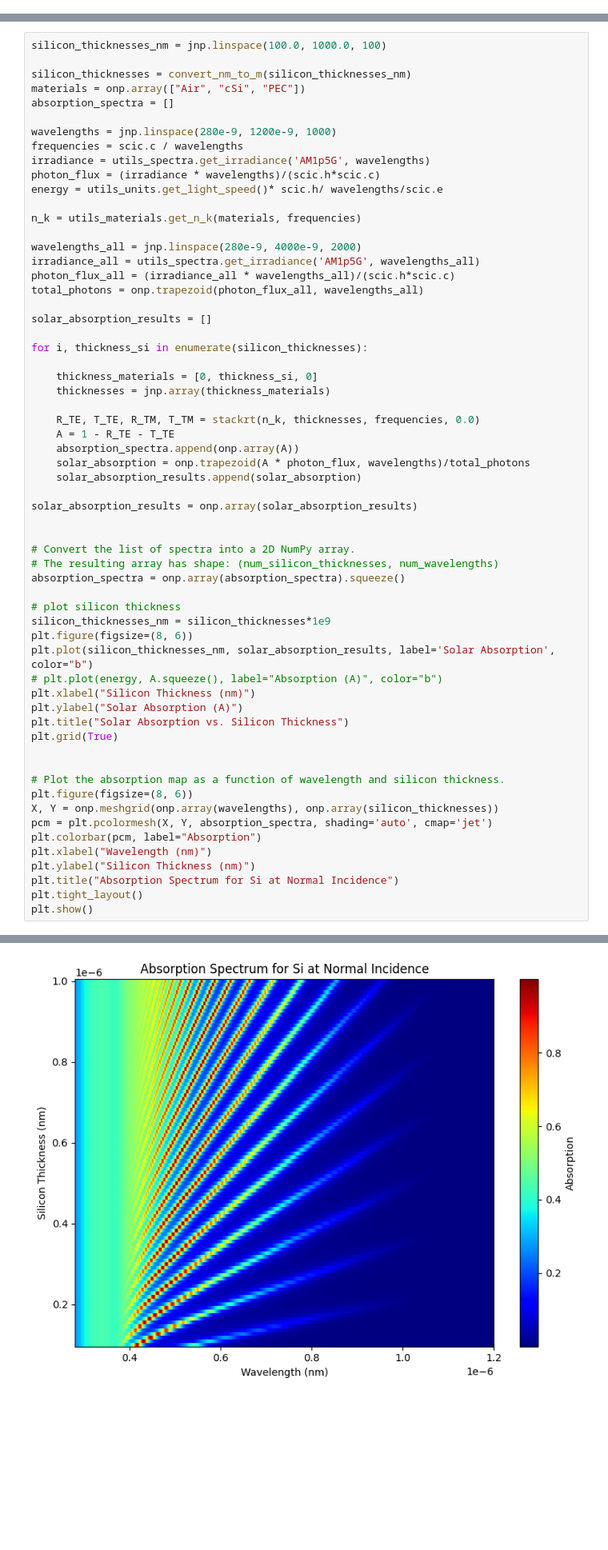
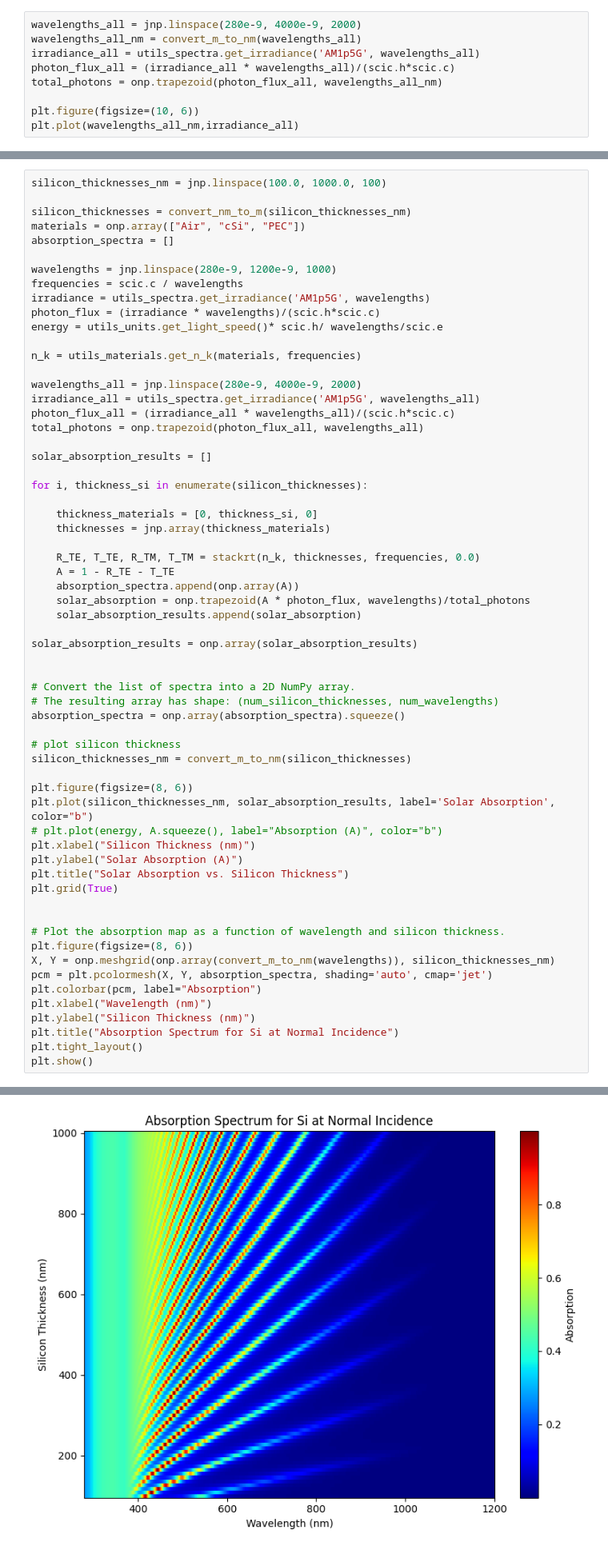
Before and after one commit to JaxLayerLumos/JaxLayerLumos, a Jupyter notebook: examples/silicon_solar_cell_absorption.ipynb, the cells around one changed output, grey strips where cells are left out. Shown at 80% size. Cells and saved outputs as stored; diff of their text form; blank space fills up the shorter version.

```diff
--- a/examples/silicon_solar_cell_absorption.ipynb
+++ b/examples/silicon_solar_cell_absorption.ipynb
@@ -94,0 +98,9 @@ NameError: name 'frequencies' is not defined
+# %%
+wavelengths_all = jnp.linspace(280e-9, 4000e-9, 2000)
+wavelengths_all_nm = convert_m_to_nm(wavelengths_all)
+irradiance_all = utils_spectra.get_irradiance('AM1p5G', wavelengths_all)
+photon_flux_all = (irradiance_all * wavelengths_all)/(scic.h*scic.c)
+total_photons = onp.trapezoid(photon_flux_all, wavelengths_all_nm)
+
+plt.figure(figsize=(10, 6))
+plt.plot(wavelengths_all_nm,irradiance_all)
@@ -207,7 +221,8 @@ solar_absorption_results = onp.array(solar_absorption_results)
 absorption_spectra = onp.array(absorption_spectra).squeeze()
 
 # plot silicon thickness
-silicon_thicknesses_nm = silicon_thicknesses*1e9
+silicon_thicknesses_nm = convert_m_to_nm(silicon_thicknesses)
+
 plt.figure(figsize=(8, 6))
 plt.plot(silicon_thicknesses_nm, solar_absorption_results, label='Solar Absorption', color="b")
 # plt.plot(energy, A.squeeze(), label="Absorption (A)", color="b")
@@ -219,7 +234,7 @@ plt.grid(True)
 
 # Plot the absorption map as a function of wavelength and silicon thickness.
 plt.figure(figsize=(8, 6))
-X, Y = onp.meshgrid(onp.array(wavelengths), onp.array(silicon_thicknesses))
+X, Y = onp.meshgrid(onp.array(convert_m_to_nm(wavelengths)), silicon_thicknesses_nm)
 pcm = plt.pcolormesh(X, Y, absorption_spectra, shading='auto', cmap='jet')
 plt.colorbar(pcm, label="Absorption")
 plt.xlabel("Wavelength (nm)")
@@ -232 +247 @@ plt.show()
-[figure, old version]
+[figure, new version]
```
Also changed, not shown: parts of 6 cells of this notebook, 5 other files.
